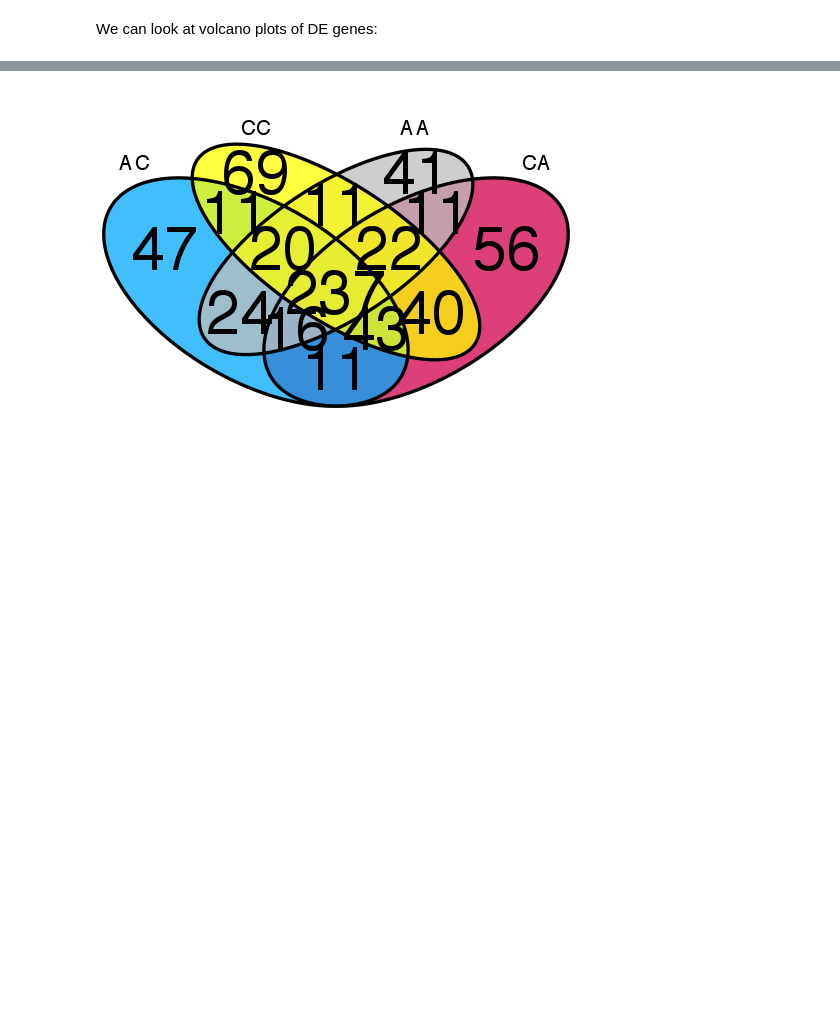
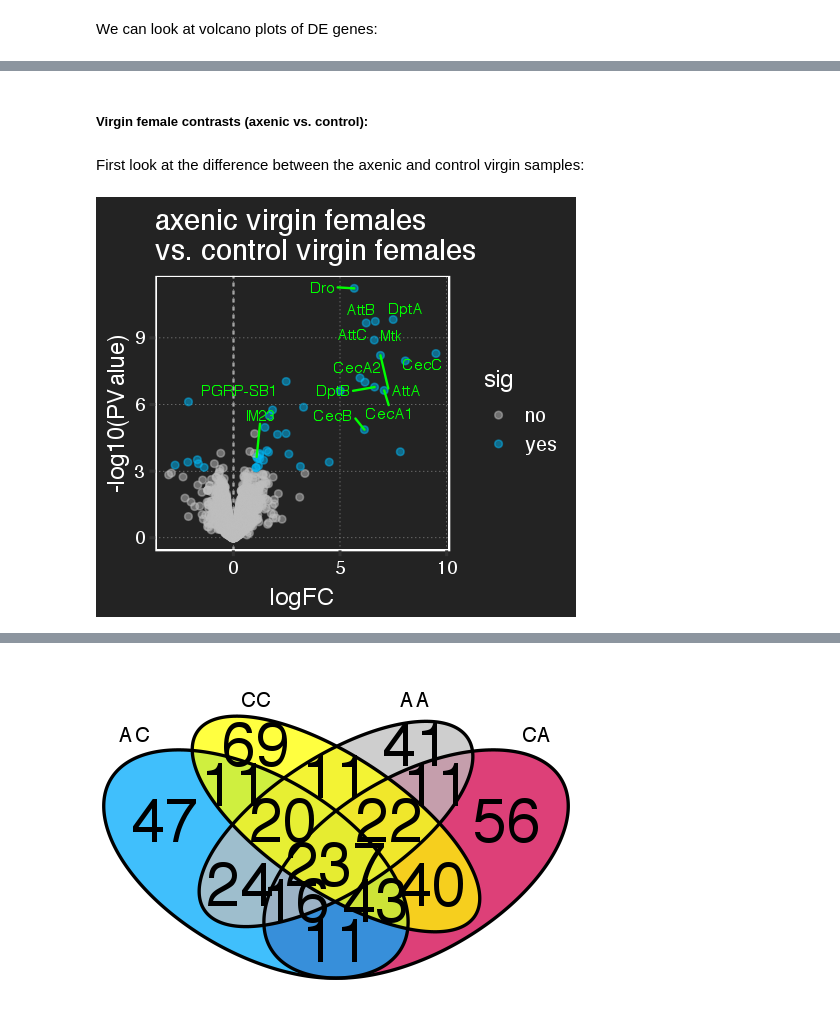
Before and after one commit to YazBraimah/Axenic.PM, a Jupyter notebook: Yasir_R_analysis_pipeline.ipynb, the cells around one changed output, grey strips where cells are left out. Cells and saved outputs as stored; diff of their text form; code cells hidden in the pictures; blank space fills up the shorter version.

```diff
--- a/Yasir_R_analysis_pipeline.ipynb
+++ b/Yasir_R_analysis_pipeline.ipynb
@@ -482,14 +292,0 @@ CA.v.CO_contrasts_volcano.gg = edge.DE.gg(lrt.CA.v.CO.table) +
-# %%
-# run the LRT and extract the DE table
-lrt.CC.v.CO.table <- edge.DE(dgeList_fit, CC.v.CO_contrasts)
-CC.v.CO_sigGenes = subset(lrt.CC.v.CO.table, sig == "yes")$gene
-
-options(repr.plot.width = 4, repr.plot.height = 3.5)
-CC.v.CO_contrasts_volcano.gg = edge.DE.gg(lrt.CC.v.CO.table) +
-                                scale_colour_manual(values = c("gray","#f38195")) +
-                                geom_text_repel(data = filter(lrt.CC.v.CO.table, sig == "yes" & -log10(PValue) > 5),aes(label=gene_symbol),
-                                force = 10,
-                                fontface = "bold",
-                                size = 3) +
-                                labs(title = "control females X control males\nvs. control virgin females", size = 2) +
-                                theme_monokai_full() + theme(axis.text.x = element_text(angle = 0))
@@ -636,0 +396,27 @@ rm(temp_candidates, temp_Vdiag)
+# %% [markdown]
+##### Virgin female contrasts (axenic vs. control):
+# %% [markdown]
+First look at the difference between the axenic and control virgin samples:
+# %%
+# run the LRT and extract the DE table
+lrt.virgins.table <- edge.DE(dgeList_fit, virgin_contrasts, LRT = F)
+lrt.virgins.table <- subset(lrt.virgins.table, gene %!in% c(AO_sigGenes, CO_sigGenes))
+virgins_sigGenes = subset(lrt.virgins.table, sig == "yes" & gene %!in% c(AO_sigGenes, CO_sigGenes))$gene
+virgins_sigGenes_up = subset(lrt.virgins.table, sig == "yes" & gene %!in% c(AO_sigGenes, CO_sigGenes) & logFC > 1)$gene
+virgins_sigGenes_down = subset(lrt.virgins.table, sig == "yes" & gene %!in% c(AO_sigGenes, CO_sigGenes) & logFC < -1)$gene
+
+options(repr.plot.width = 4, repr.plot.height = 3.5)
+# pdf("Figures/virgin_female_contrast.pdf", width = 4, height = 3.5)
+(virgin_contrasts_volcano.gg = edge.DE.gg(lrt.virgins.table) +
+                                scale_colour_manual(values = c("gray","#00b6f3")) +
+                                geom_text_repel(data = filter(lrt.virgins.table, sig == "yes" & gene %in% immunity_genes),aes(label=gene_symbol),
+                                force = 30,
+                                colour = "green",
+                                fontface = "bold",
+                                size = 3,
+                                ylim = c(5, NA)) +
+                                labs(title = "axenic virgin females \nvs. control virgin females", size = 2) +
+                                theme_monokai_full() + theme(axis.text.x = element_text(angle = 0)))
+# dev.off()
+# %% [output]
+[figure, added]
```
Also changed, not shown: parts of 127 cells of this notebook.
